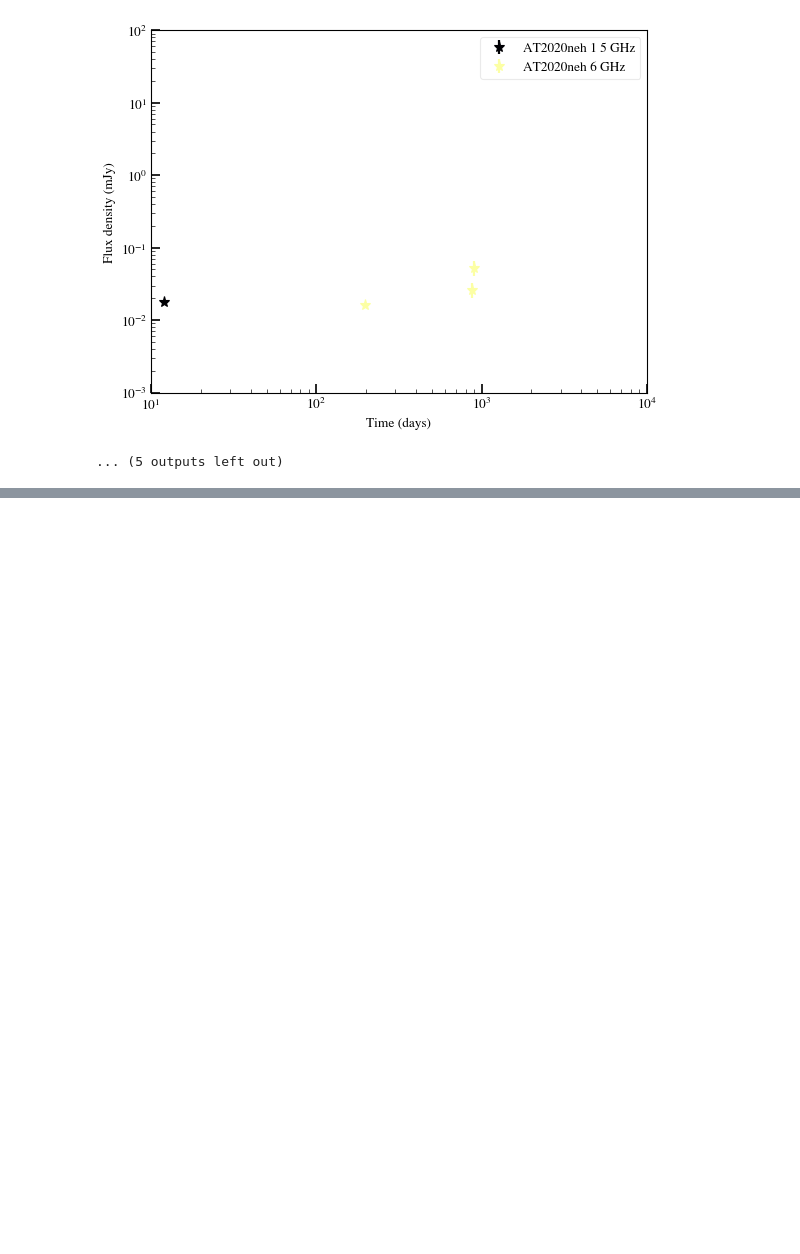
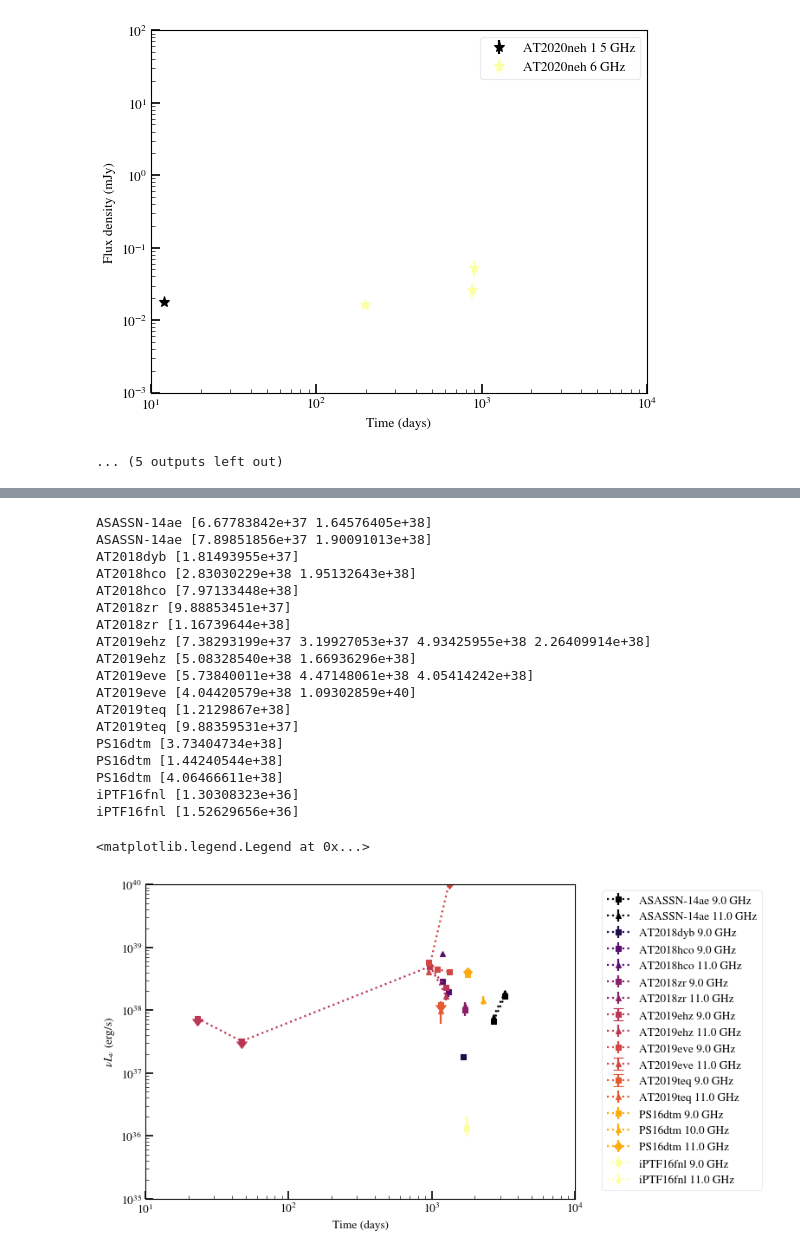
Before and after one commit to samanthacwu/Radio_Forward_Modeling, a Jupyter notebook: compare_to_data.ipynb, the cells around one changed output, grey strips where cells are left out. Cells and saved outputs as stored; diff of their text form; code cells hidden in the pictures; blank space fills up the shorter version.

```diff
--- a/compare_to_data.ipynb
+++ b/compare_to_data.ipynb
@@ -278,0 +394,64 @@ plt.legend()
+# %%
+fig,ax = plt.subplots(figsize=(8, 6))
+colors_array = plt.cm.inferno(np.linspace(0, 1, len(dict_events.keys())))
+for event,color in zip(dict_events.keys(), colors_array):
+    # if event != 'ASASSN-14ae':
+    #     continue
+
+    # print(len(np.unique(dict_events[event]['freq (GHz)'])))
+    marker_array = ['o','s','^','D','v','<','>','p','h','8']
+    marker_num =0
+    for freq in np.unique(dict_events[event]['freq (GHz)']):
+        # print(color,freq)
+
+        # try:
+        if np.abs(float(freq)-10) > 1:
+            continue
+        # except:
+        #     print(freq)
+        #     continue
+        # unique = True
+        marker_num+=1
+        freq_array = np.array([],dtype=int)
+        uplims_array = np.array([],dtype=bool)
+        for i in range(len(dict_events[event]['freq (GHz)'])):
+            if dict_events[event]['freq (GHz)'][i] == freq:
+                # print(i)
+                freq_array = np.append(freq_array,i)
+                if dict_events[event]['error (mJy)'][i] == 0:
+                    uplims_array = np.append(uplims_array,True)
+                else:
+                    uplims_array = np.append(uplims_array,False)
+        print(event, float(freq)*1e9*dict_events[event]['Lnu (erg/s/Hz)'][freq_array])
+        ax.errorbar(dict_events[event]['times (d)'][freq_array], float(freq)*1e9*dict_events[event]['Lnu (erg/s/Hz)'][freq_array],
+                    yerr=float(freq)*1e9*dict_events[event]['error (erg/s/Hz)'][freq_array], fmt=marker_array[marker_num], uplims=uplims_array,
+                    ms=6, color=color, label=f'{event} {freq} GHz',linestyle=':')
+                # unique=False
+ax.set_xscale('log')
+ax.set_yscale('log')
+ax.set_xlim(10,1e4)
+ax.set_ylim(1e35,1e40)
+ax.set_xlabel('Time (days)')
+ax.set_ylabel(r'$\nu L_{\nu}$ (erg/s)')
+plt.legend(bbox_to_anchor=(1.05, 1), loc='upper left')
+# %% [output]
+ASASSN-14ae [6.67783842e+37 1.64576405e+38]
+ASASSN-14ae [7.89851856e+37 1.90091013e+38]
+AT2018dyb [1.81493955e+37]
+AT2018hco [2.83030229e+38 1.95132643e+38]
+AT2018hco [7.97133448e+38]
+AT2018zr [9.88853451e+37]
+AT2018zr [1.16739644e+38]
+AT2019ehz [7.38293199e+37 3.19927053e+37 4.93425955e+38 2.26409914e+38]
+AT2019ehz [5.08328540e+38 1.66936296e+38]
+AT2019eve [5.73840011e+38 4.47148061e+38 4.05414242e+38]
+AT2019eve [4.04420579e+38 1.09302859e+40]
+AT2019teq [1.2129867e+38]
+AT2019teq [9.88359531e+37]
+PS16dtm [3.73404734e+38]
+PS16dtm [1.44240544e+38]
+PS16dtm [4.06466611e+38]
+iPTF16fnl [1.30308323e+36]
+iPTF16fnl [1.52629656e+36]
+<matplotlib.legend.Legend at 0x...>
+[figure, added]
```
Also changed, not shown: parts of 12 cells of this notebook.
